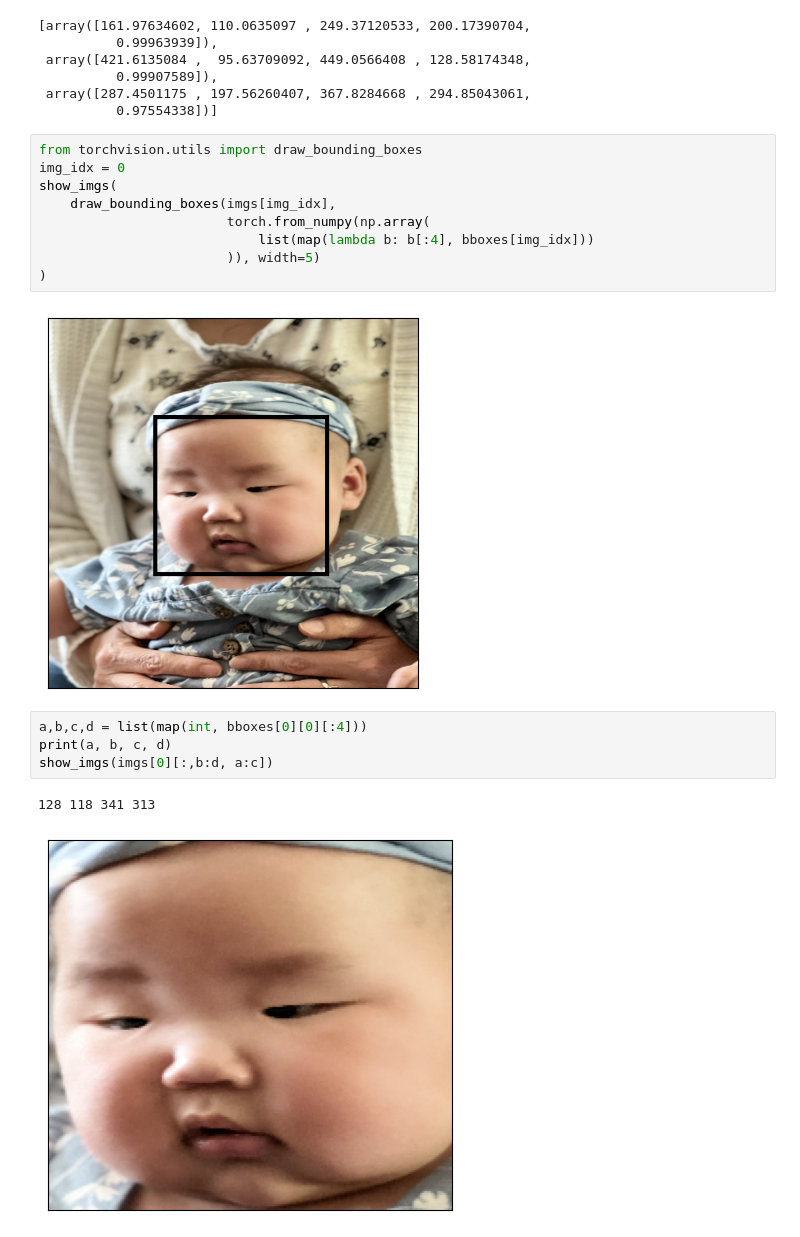
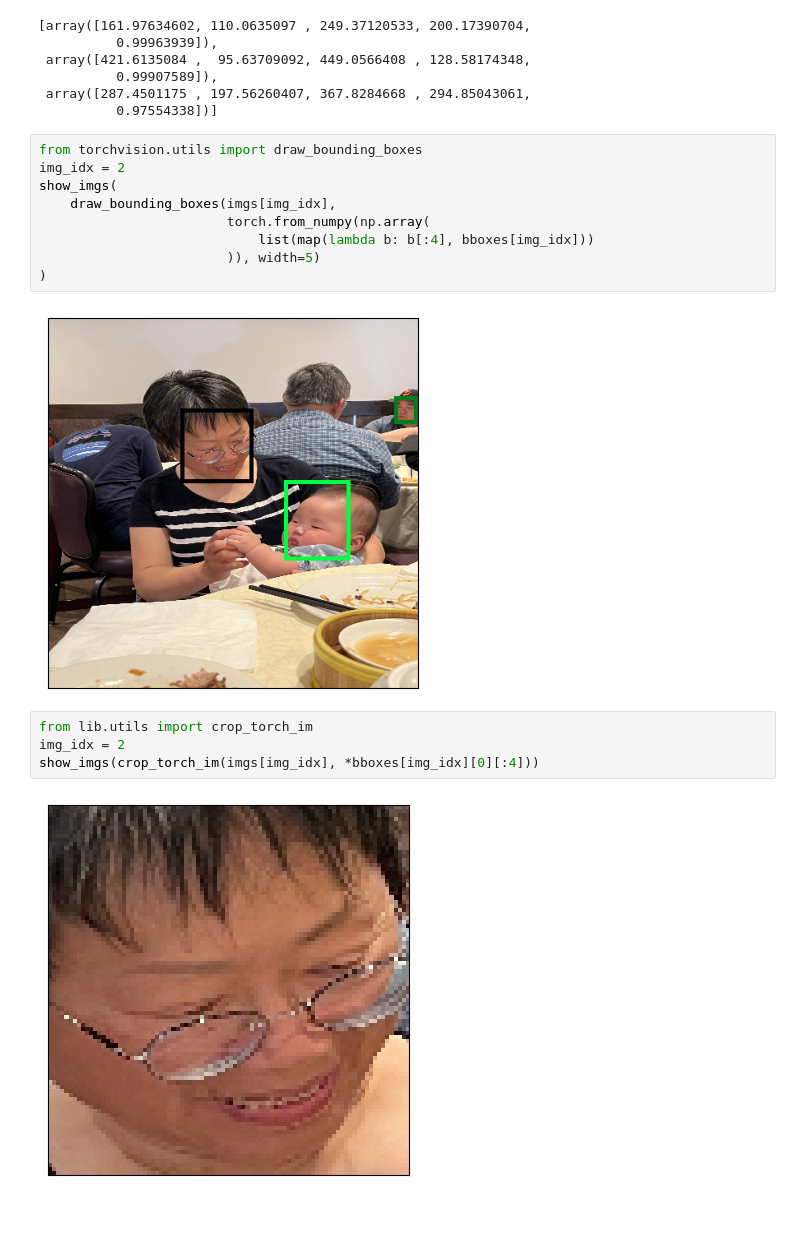
Before and after one commit to nathanwang000/genAI_storyteller, a Jupyter notebook: notebooks/align_faces.ipynb, the cells around one changed output. Cells and saved outputs as stored; diff of their text form.

```diff
--- a/notebooks/align_faces.ipynb
+++ b/notebooks/align_faces.ipynb
@@ -74,7 +74,7 @@ bbox
           0.97554338])]
 # %%
 from torchvision.utils import draw_bounding_boxes
-img_idx = 0
+img_idx = 2
 show_imgs(
     draw_bounding_boxes(imgs[img_idx],
                         torch.from_numpy(np.array(
@@ -82,14 +82,13 @@ show_imgs(
                         )), width=5)
 )
 # %% [output]
-[figure, old version]
+[figure, new version]
 # %%
-a,b,c,d = list(map(int, bboxes[0][0][:4]))
-print(a, b, c, d)
-show_imgs(imgs[0][:,b:d, a:c])
+from lib.utils import crop_torch_im
+img_idx = 2
+show_imgs(crop_torch_im(imgs[img_idx], *bboxes[img_idx][0][:4]))
 # %% [output]
-128 118 341 313
-[figure, old version]
+[figure, new version]
 # %%
 from deepface import DeepFace
 from lib.utils import save_torch_image_tempfile
```
Also changed, not shown: parts of 3 cells of this notebook, 2 other files.
